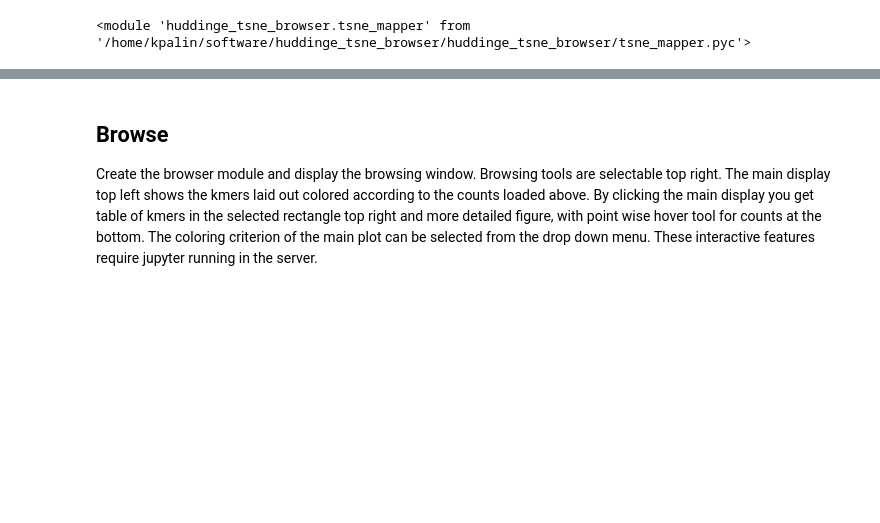
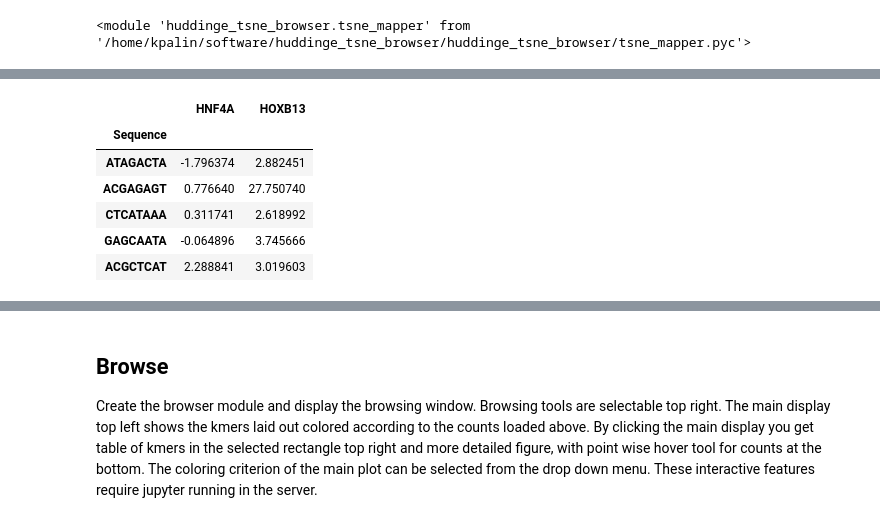
Before and after one commit to kpalin/huddinge_tsne_browser, a Jupyter notebook: examples/Huddinge TSNE browser 2.ipynb, the cells around one changed output, grey strips where cells are left out. Drawn from its saved outputs; the diff is of its cells as text; code cells hidden in the pictures; blank space fills up the shorter version.

```diff
--- a/examples/Huddinge TSNE browser 2.ipynb
+++ b/examples/Huddinge TSNE browser 2.ipynb
@@ -296,7 +325,7 @@ GAUSSIAN99 = 2.58
 z = data["fold_z"].unstack().T
 selected_kmers = z.loc[z.max(axis=1)>GAUSSIAN99]
 selected_kmers_HNF4A = z.loc[z.HNF4A>GAUSSIAN99]
-selected_kmers_HOXB13 = z.loc[z.HNF4A>GAUSSIAN99]
+selected_kmers_HOXB13 = z.loc[z.HOXB13>GAUSSIAN99]
 # %% [markdown]
 ## Initialize layout
 
@@ -337 +389,11 @@ Automatic pdb calling has been turned OFF
+# %%
+selected_kmers_HOXB13.head()
+# %% [output]
+|  | HNF4A | HOXB13 |
+| Sequence |  |  |
+| ATAGACTA | -1.796374 | 2.882451 |
+| ACGAGAGT | 0.776640 | 27.750740 |
+| CTCATAAA | 0.311741 | 2.618992 |
+| GAGCAATA | -0.064896 | 3.745666 |
+| ACGCTCAT | 2.288841 | 3.019603 |
 # %%
```
Also changed, not shown: parts of 56 cells of this notebook, 1 other file.
